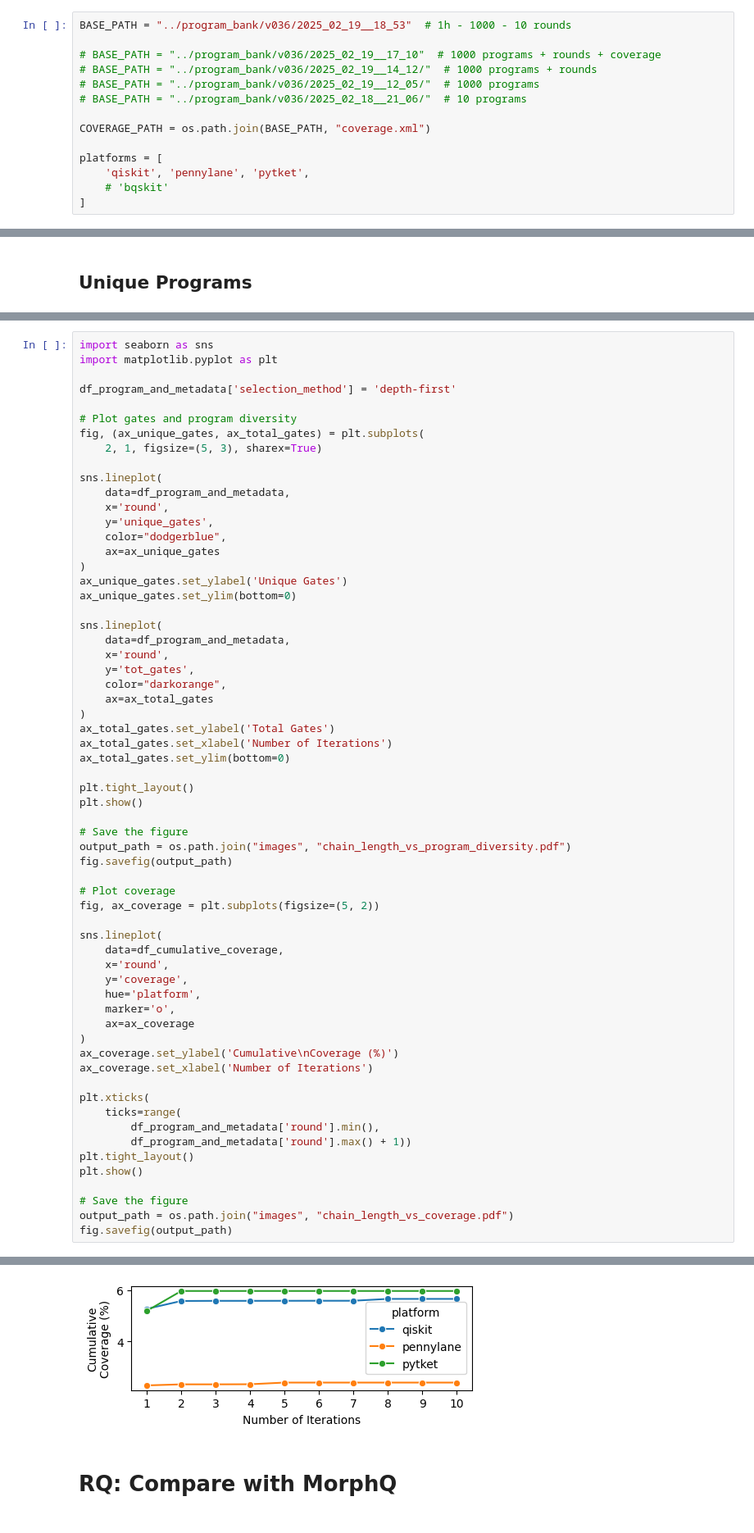
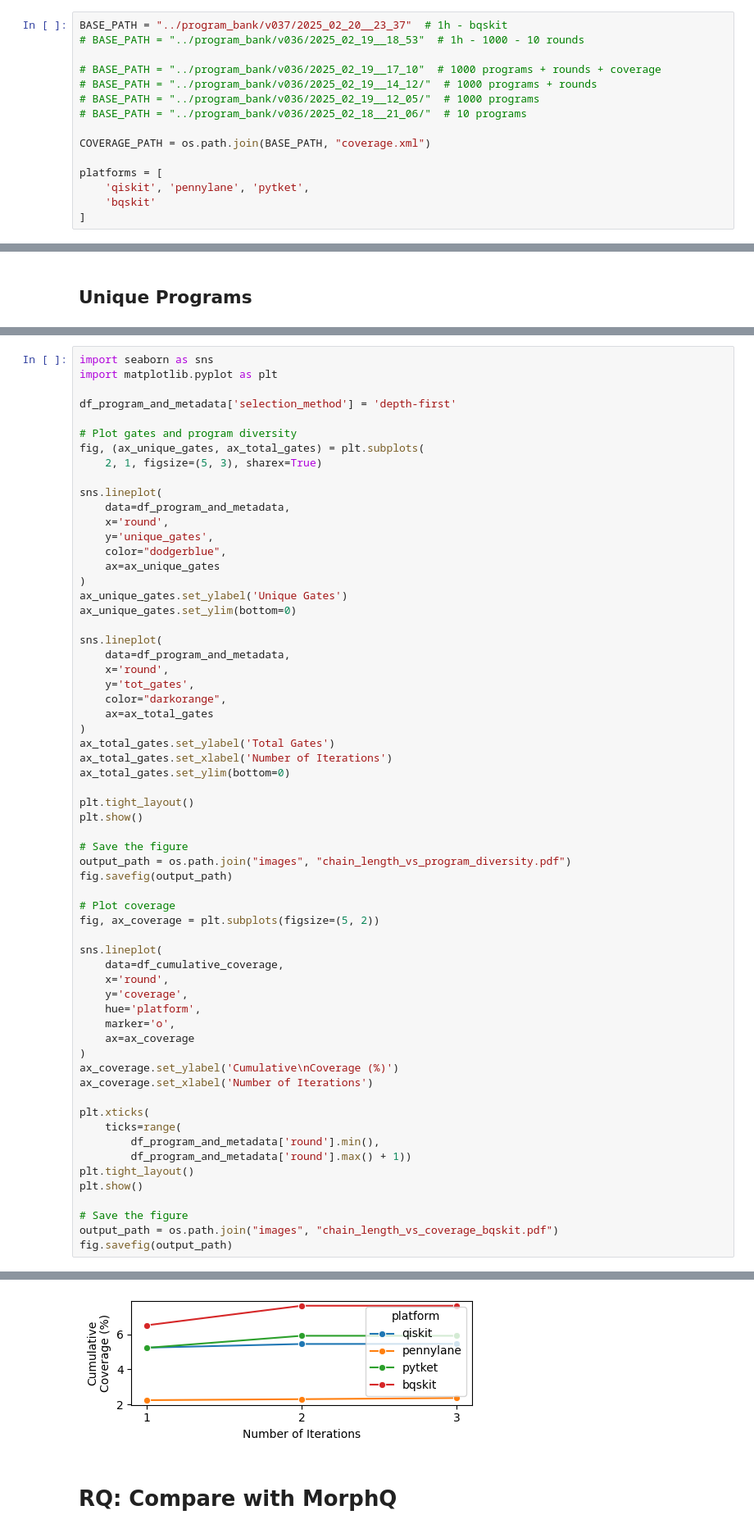
Before and after one commit to sola-st/qite-quantum-platform-testing, a Jupyter notebook: notebooks/023_Coverage.ipynb, the cells around one changed output, grey strips where cells are left out. Shown at 82% size. Drawn from its saved outputs; the diff is of its cells as text.

Commit message:
add support to bqskit platform

```diff
--- a/notebooks/023_Coverage.ipynb
+++ b/notebooks/023_Coverage.ipynb
@@ -44,7 +44,8 @@ pennylane: 0.40.0
 pytket: 1.33.1
 bqskit: 1.2.0
 # %%
-BASE_PATH = "../program_bank/v036/2025_02_19__18_53"  # 1h - 1000 - 10 rounds
+BASE_PATH = "../program_bank/v037/2025_02_20__23_37"  # 1h - bqskit
+# BASE_PATH = "../program_bank/v036/2025_02_19__18_53"  # 1h - 1000 - 10 rounds
 
 # BASE_PATH = "../program_bank/v036/2025_02_19__17_10"  # 1000 programs + rounds + coverage
 # BASE_PATH = "../program_bank/v036/2025_02_19__14_12/"  # 1000 programs + rounds
@@ -55,7 +56,7 @@ COVERAGE_PATH = os.path.join(BASE_PATH, "coverage.xml")
 
 platforms = [
     'qiskit', 'pennylane', 'pytket',
-    # 'bqskit'
+    'bqskit'
 ]
 # %% [markdown]
 ## Coverage
@@ -581,6 +795,6 @@ plt.tight_layout()
 plt.show()
 
 # Save the figure
-output_path = os.path.join("images", "chain_length_vs_coverage.pdf")
+output_path = os.path.join("images", "chain_length_vs_coverage_bqskit.pdf")
 fig.savefig(output_path)
 # %% [output]
@@ -588,4 +802,4 @@ fig.savefig(output_path)
-[figure, old version]
+[figure, new version]
 # %% [markdown]
 # RQ: Compare with MorphQ
 # %%
```
Also changed, not shown: parts of 25 cells of this notebook, 7 other files.
